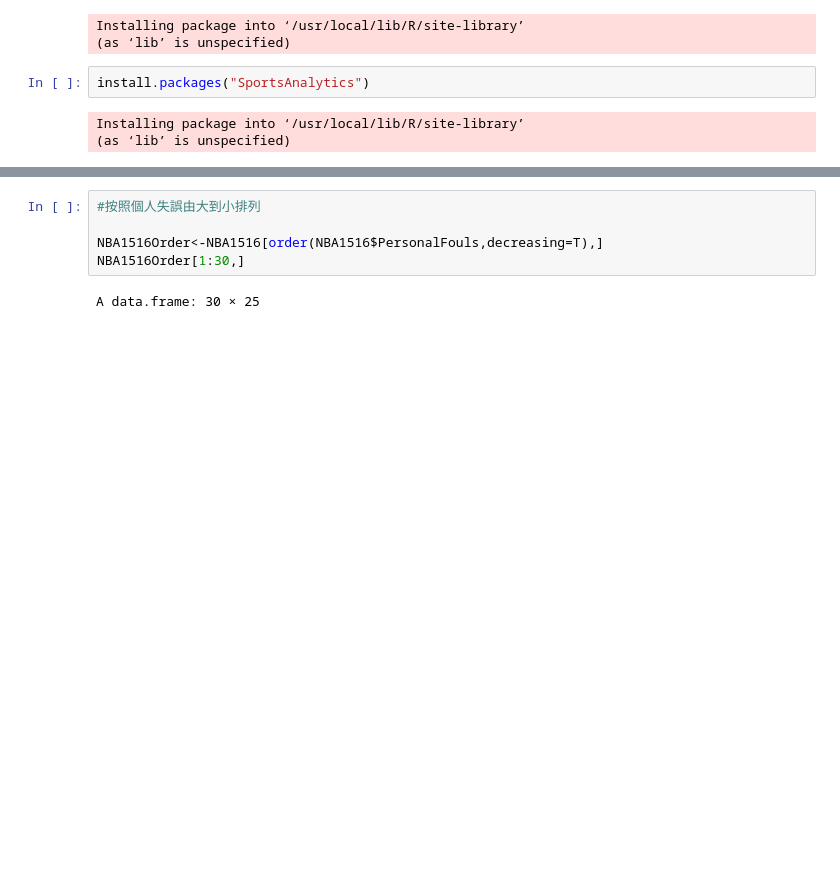
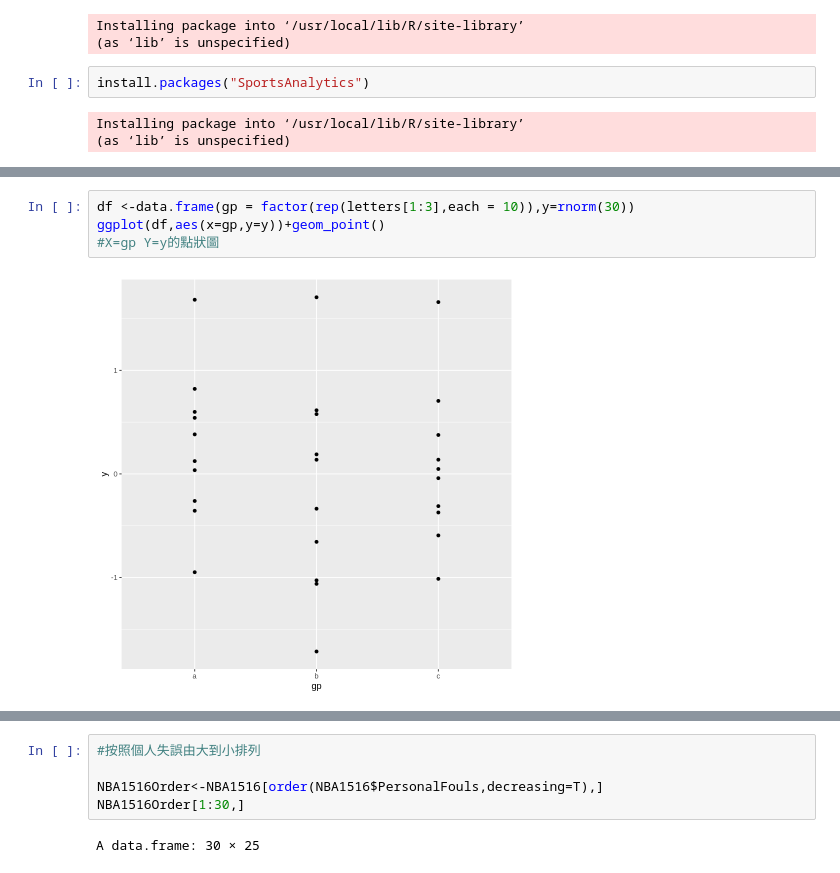
Before and after one commit to YueCyuan/big-data, a Jupyter notebook: 期中.ipynb, the cells around one changed output, grey strips where cells are left out. Saved outputs shown, nothing was run; the diff lists cells and outputs as text; blank space fills up the shorter version.

```diff
--- a/期中.ipynb
+++ b/期中.ipynb
@@ -18,0 +17,6 @@ ERROR: ignored
+# %%
+df <-data.frame(gp = factor(rep(letters[1:3],each = 10)),y=rnorm(30))
+ggplot(df,aes(x=gp,y=y))+geom_point()
+#X=gp Y=y的點狀圖
+# %% [output]
+[figure, added]
```
Also changed, not shown: parts of 8 cells of this notebook.
